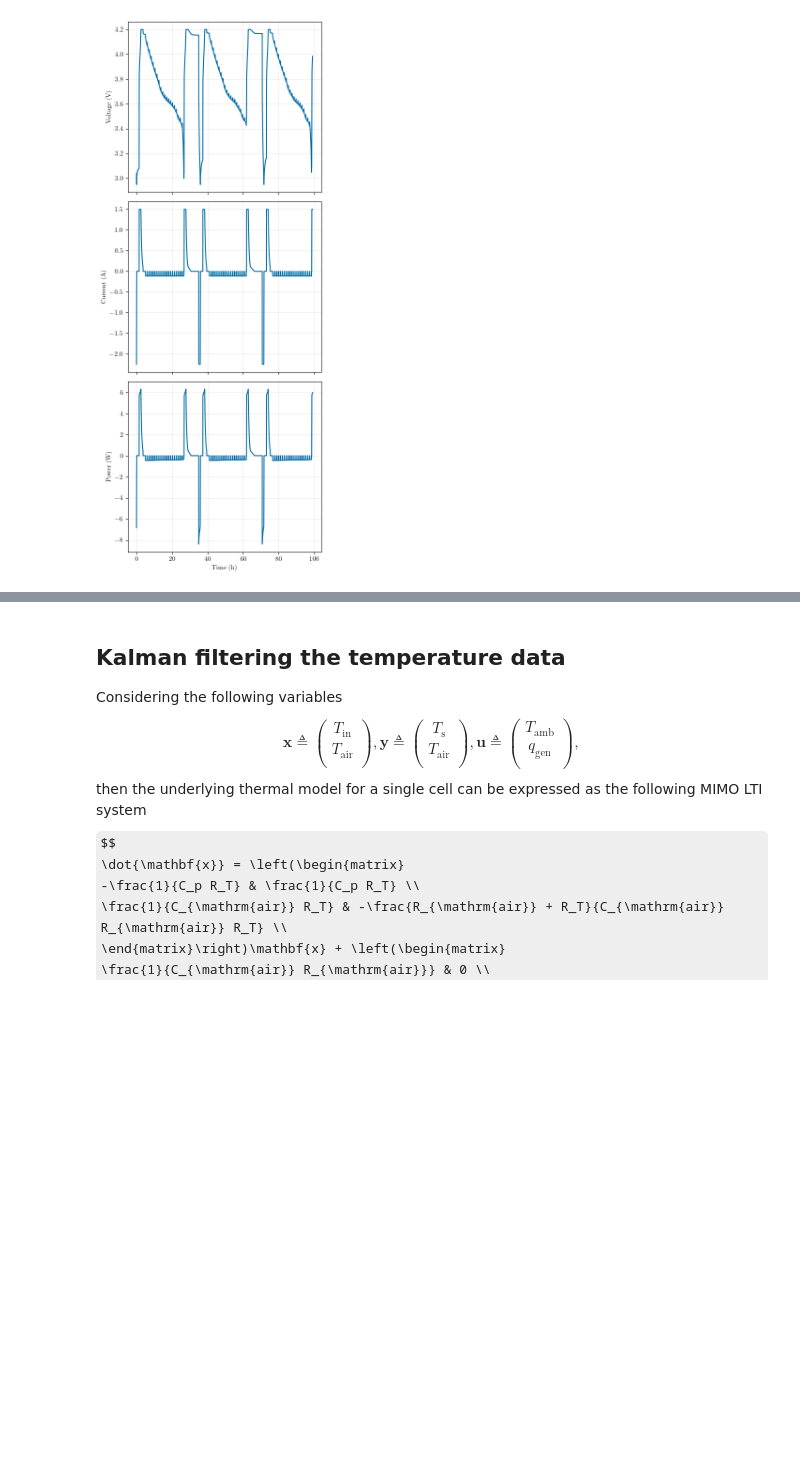
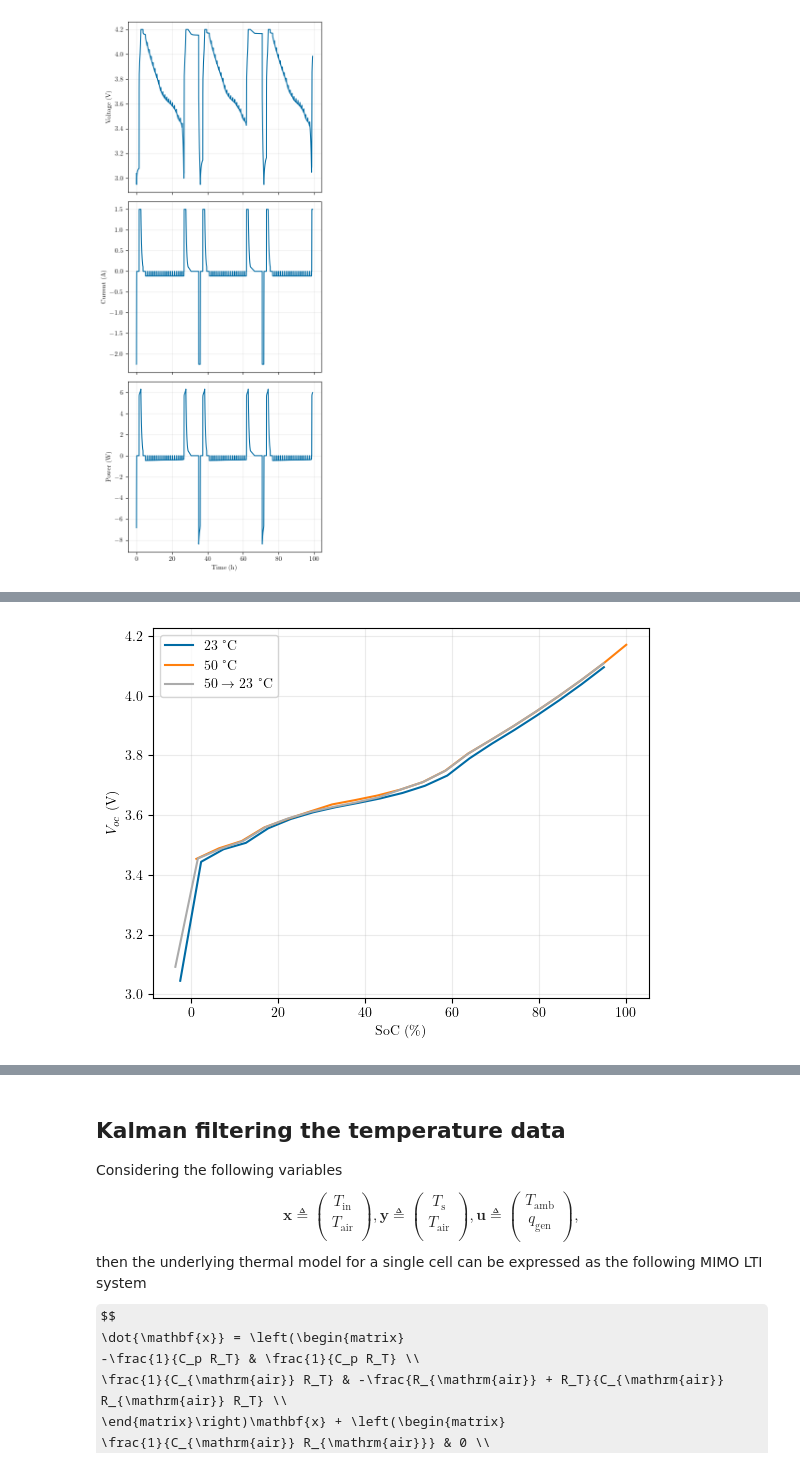
Before and after one commit to prognostics-lab/lion, a Jupyter notebook: data_analysis.ipynb, the cells around one changed output, grey strips where cells are left out. Saved outputs shown, nothing was run; the diff lists cells and outputs as text; code cells hidden in the pictures; some formulas as TeX source; blank space fills up the shorter version.

```diff
--- a/data_analysis.ipynb
+++ b/data_analysis.ipynb
@@ -246,0 +294,23 @@ plt.show()
+# %%
+fig, ax = plt.subplots()
+
+# idx = np.where(abs(cap_df["Current"] - 0) <= 1e-3)[0]
+# idx = np.where(cap_df["Test_State"] == 6)[0]
+idx1 = np.where(cap_df["Test_State"] == 6)[0][np.where(np.where(cap_df["Test_State"] == 6)[0] < 106272)]
+idx2 = np.where(cap_df["Test_State"] == 6)[0][np.where((np.where(cap_df["Test_State"] == 6)[0] >= 106272) & (np.where(cap_df["Test_State"] == 6)[0] <= 212757))]
+idx3 = np.where(cap_df["Test_State"] == 6)[0][np.where(np.where(cap_df["Test_State"] == 6)[0] > 212757)]
+
+ax.plot(cap_df["SOC"][idx1], cap_df["Voltage"][idx1], label="23 °C")
+ax.plot(cap_df["SOC"][idx2], cap_df["Voltage"][idx2], label="50 °C")
+ax.plot(cap_df["SOC"][idx3], cap_df["Voltage"][idx3], label="$50\\rightarrow 23$ °C")
+
+ax.legend()
+
+ax.grid(alpha=0.25)
+
+ax.set_xlabel("SoC (\\%)")
+ax.set_ylabel("$V_{{oc}}$ (V)")
+
+plt.show()
+# %% [output]
+[figure, added]
```
Also changed, not shown: parts of 7 cells of this notebook.
